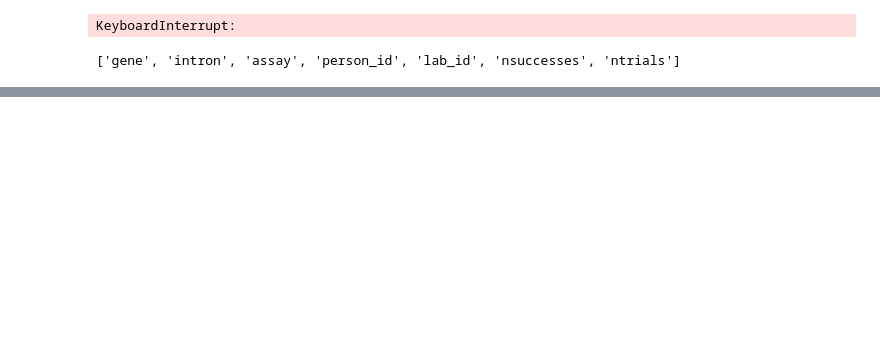
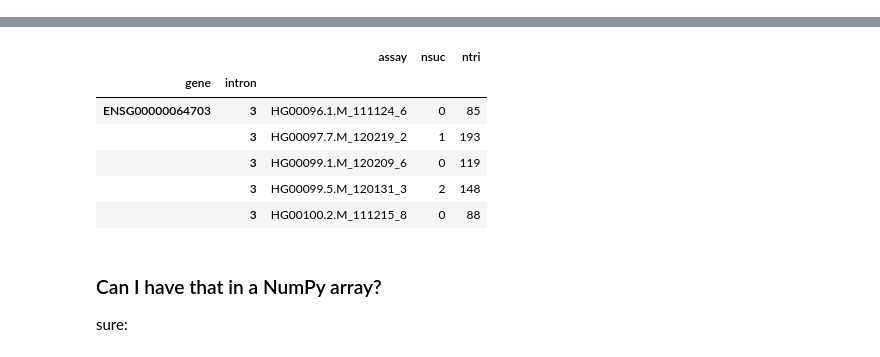
Before and after one commit to Horta/dataset, a Jupyter notebook: intron/quant_splicing/transcript-qtls/README.ipynb, the cells around one changed output, grey strips where cells are left out. Cells and saved outputs as stored; diff of their text form; code cells hidden in the pictures; blank space fills up the shorter version.

```diff
--- a/intron/quant_splicing/transcript-qtls/README.ipynb
+++ b/intron/quant_splicing/transcript-qtls/README.ipynb
@@ -391,3 +59,0 @@ subdata.cols.names
-# %%
-df = subdata.todataframe()
-df
@@ -486,4 +59,0 @@ data = bcolz.open(rootdir='counts/introns.bcolz')
-# %%
-df = data.todataframe(['gene', 'intron'], orient='index')
-# %% [output]
-KeyboardInterrupt:
@@ -494,4 +60,4 @@ df.to_hdf('introns.hdf', 'root', mode='w', complib='blosc', format='table')
-# %%
-data.cols.names
-# %% [output]
-['gene', 'intron', 'assay', 'person_id', 'lab_id', 'nsuccesses', 'ntrials']
+# %%
+%%time
+df.loc[('ENSG00000064703', 3), :].head()
+# %% [output]
@@ -497,0 +66,11 @@ data.cols.names
+|  |  | assay | nsuc | ntri |
+| gene | intron |  |  |  |
+| ENSG00000064703 | 3 | HG00096.1.M_111124_6 | 0 | 85 |
+|  | 3 | HG00097.7.M_120219_2 | 1 | 193 |
+|  | 3 | HG00099.1.M_120209_6 | 0 | 119 |
+|  | 3 | HG00099.5.M_120131_3 | 2 | 148 |
+|  | 3 | HG00100.2.M_111215_8 | 0 | 88 |
+# %% [markdown]
+### Can I have that in a NumPy array?
+
+sure:
```
Also changed, not shown: parts of 73 cells of this notebook, 1 other file.
